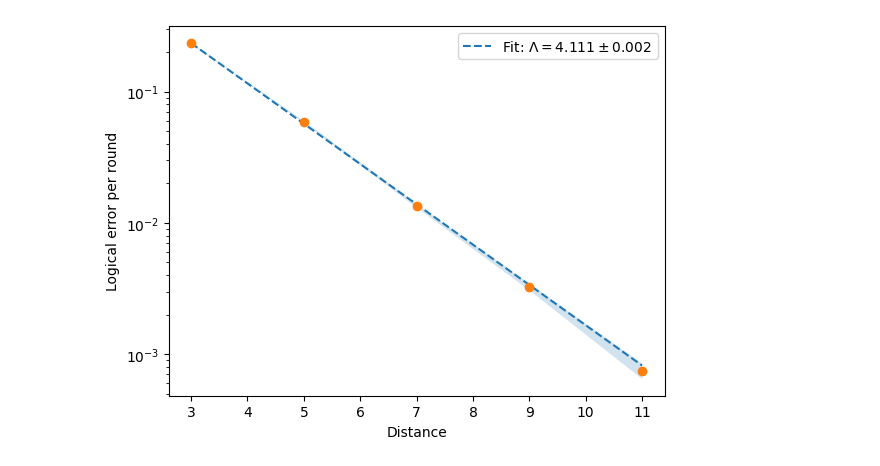
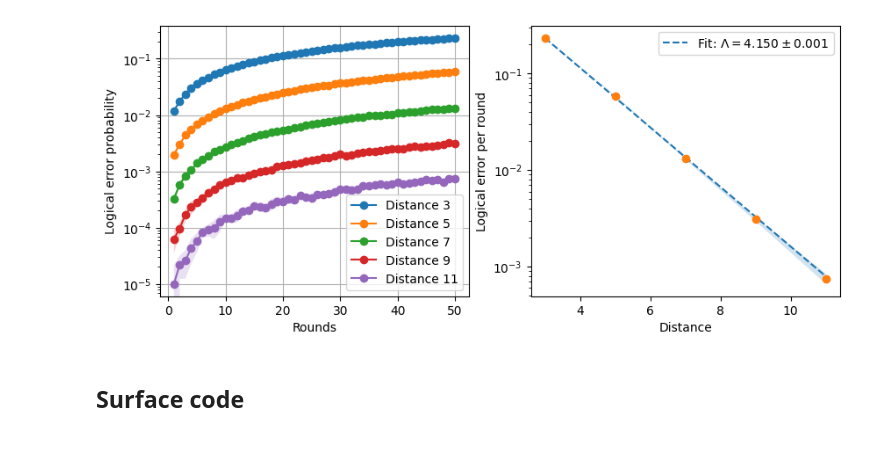
Before and after one commit to qlang-qec/qec, a Jupyter notebook: 3-logical-errors.ipynb, the cells around one changed output. Cells and saved outputs as stored; diff of their text form; code cells hidden in the pictures.

Commit message:
update logical errors

```diff
--- a/3-logical-errors.ipynb
+++ b/3-logical-errors.ipynb
@@ -20,13 +24,0 @@ def count_logical_errors(circuit: stim.Circuit, shots: int) -> float:
-# %%
-def calc(
-    distance: int, rounds: int, shots: int, batches: int = 10
-) -> tuple[float, float]:
-    circuit = stim.Circuit.generated(
-        "repetition_code:memory",
-        distance=distance,
-        rounds=rounds,
-        before_round_data_depolarization=0.04,
-        before_measure_flip_probability=0.04,
-    )
-    res = [count_logical_errors(circuit, shots) for _ in range(batches)]
-    return np.mean(res), np.std(res)
@@ -33,12 +64,22 @@ def calc(
 # %%
 distances = np.arange(3, 12, 2)
 rounds = np.arange(50) + 1
-shots = 50000
+shots = 10**5
+noise = 0.04
+
+def repetition_code_circuit(distance: int, rounds: int):
+    return stim.Circuit.generated(
+    "repetition_code:memory",
+        distance=distance,
+        rounds=rounds,
+        before_round_data_depolarization=noise,
+        before_measure_flip_probability=noise,
+    )
 # %%
 %%time
 with multiprocess.Pool(16) as p:
     res = p.map(
-        lambda t: calc(t[0], t[1], shots),
+        lambda t: calc(repetition_code_circuit(t[0], t[1]), shots),
         itertools.product(distances, rounds)
     )
 res = np.reshape(res, (len(distances), len(rounds), 2))
@@ -63,17 +91,6 @@ plt.show()
-# %%
-def fit(d, Λ, C):
-    return C / Λ ** ((d + 1) / 2)
-
-y, y_err = res[:, -1, 0], res[:, -1, 1]
-popt, pcov = scipy.optimize.curve_fit(fit, distances, y, sigma=y_err, absolute_sigma=True)
-
-plt.semilogy(distances, fit(distances, *popt), "--", label=f"Fit: $\\Lambda = {popt[0]:.3f}\\pm{pcov[0, 0]:.3f}$")
-plt.semilogy(distances, y, "o")
-plt.fill_between(distances, y - y_err, y + y_err, alpha=0.2)
-plt.xlabel("Distance")
-plt.ylabel("Logical error per round")
-
-plt.legend()
-plt.show()
-# %% [output]
-[figure, removed]
+# %%
+plot(distances, rounds, res)
+# %% [output]
+[figure, added]
+# %% [markdown]
+## Surface code
```
Also changed, not shown: parts of 8 cells of this notebook, 1 other file.
